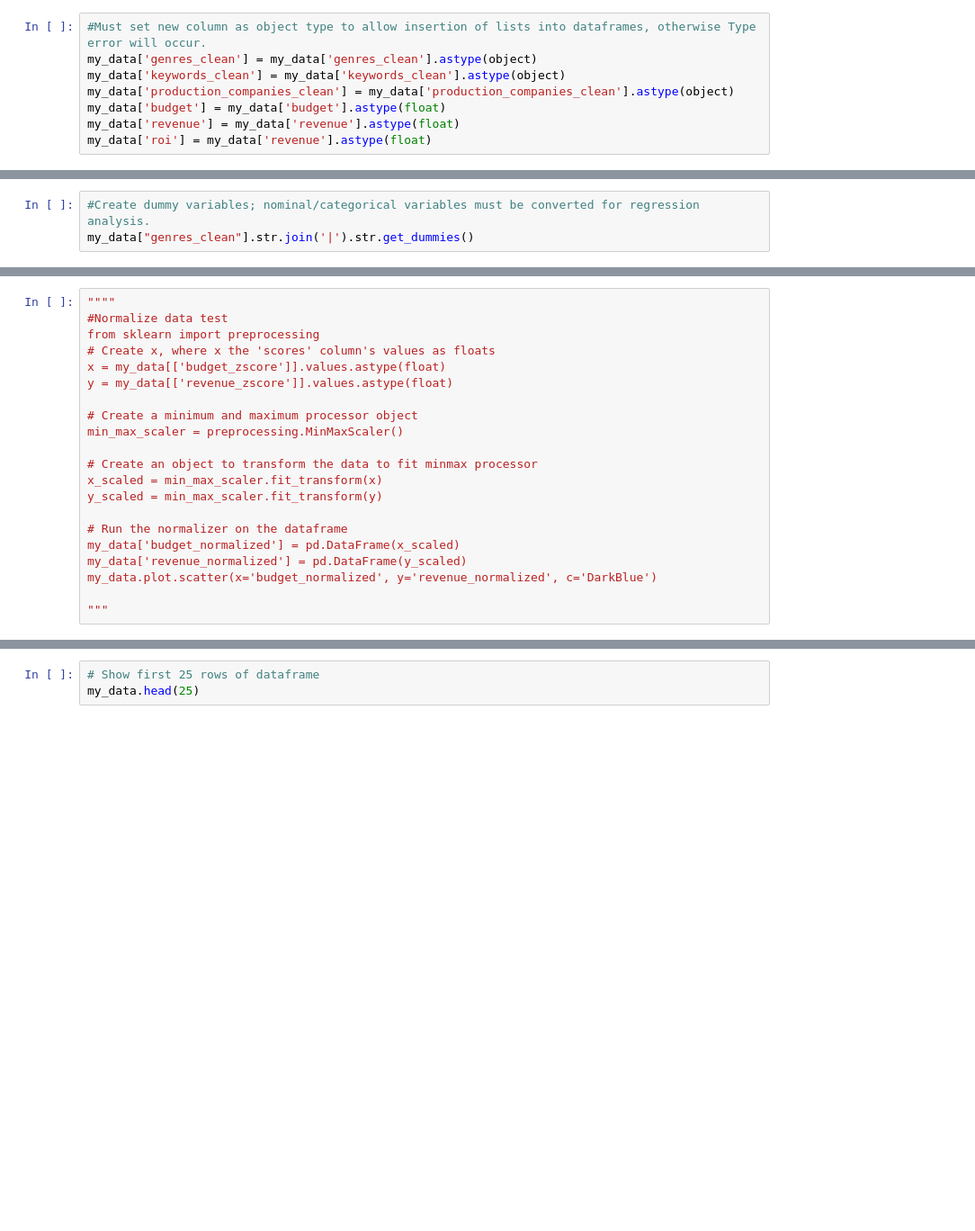
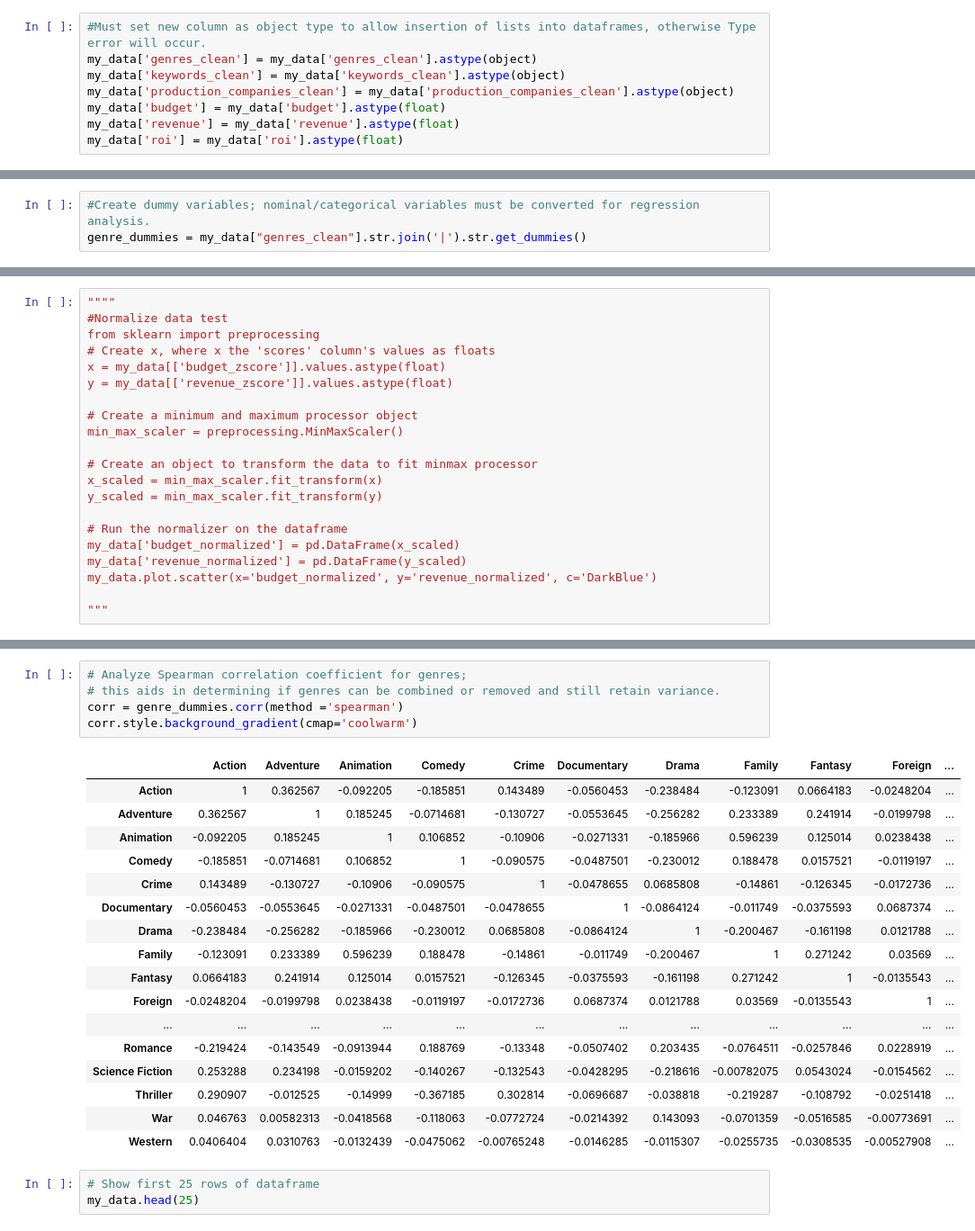
Before and after one commit to joerware/TheMinerLeaguers, a Jupyter notebook: TheMinerLeaguers.ipynb, the cells around one changed output, grey strips where cells are left out. Shown at 90% size. Saved outputs shown, nothing was run; the diff lists cells and outputs as text; blank space fills up the shorter version.

Commit message:
Correlation, zscores, etc.

```diff
--- a/TheMinerLeaguers.ipynb
+++ b/TheMinerLeaguers.ipynb
@@ -22,7 +34,7 @@ my_data['keywords_clean'] = my_data['keywords_clean'].astype(object)
 my_data['production_companies_clean'] = my_data['production_companies_clean'].astype(object)
 my_data['budget'] = my_data['budget'].astype(float)
 my_data['revenue'] = my_data['revenue'].astype(float)
-my_data['roi'] = my_data['revenue'].astype(float)
+my_data['roi'] = my_data['roi'].astype(float)
 # %%
 # From genre attribute, this extracts values from 'name' keys as a list.
 for i in range(len(my_data)):
@@ -66,7 +97,7 @@ for i in range(len(my_data)):
     my_data.at[i, "year"] = d.year
 # %%
 #Create dummy variables; nominal/categorical variables must be converted for regression analysis.
-my_data["genres_clean"].str.join('|').str.get_dummies()
+genre_dummies = my_data["genres_clean"].str.join('|').str.get_dummies()
 # %%
 # Outlier analysis using z-score; adds columns to compute z-score for budget/revenue.
 my_data['revenue_zscore'] = my_data[['revenue']].apply(zscore)
@@ -98,3 +149,26 @@ my_data.plot.scatter(x='budget_normalized', y='revenue_normalized', c='DarkBlue'
+# %%
+# Analyze Spearman correlation coefficient for genres;
+# this aids in determining if genres can be combined or removed and still retain variance.
+corr = genre_dummies.corr(method ='spearman')
+corr.style.background_gradient(cmap='coolwarm')
+# %% [output]
+|  | Action | Adventure | Animation | Comedy | Crime | Documentary | Drama | Family | Fantasy | Foreign | ... |
+| Action | 1 | 0.362567 | -0.092205 | -0.185851 | 0.143489 | -0.0560453 | -0.238484 | -0.123091 | 0.0664183 | -0.0248204 | ... |
+| Adventure | 0.362567 | 1 | 0.185245 | -0.0714681 | -0.130727 | -0.0553645 | -0.256282 | 0.233389 | 0.241914 | -0.0199798 | ... |
+| Animation | -0.092205 | 0.185245 | 1 | 0.106852 | -0.10906 | -0.0271331 | -0.185966 | 0.596239 | 0.125014 | 0.0238438 | ... |
+| Comedy | -0.185851 | -0.0714681 | 0.106852 | 1 | -0.090575 | -0.0487501 | -0.230012 | 0.188478 | 0.0157521 | -0.0119197 | ... |
+| Crime | 0.143489 | -0.130727 | -0.10906 | -0.090575 | 1 | -0.0478655 | 0.0685808 | -0.14861 | -0.126345 | -0.0172736 | ... |
+| Documentary | -0.0560453 | -0.0553645 | -0.0271331 | -0.0487501 | -0.0478655 | 1 | -0.0864124 | -0.011749 | -0.0375593 | 0.0687374 | ... |
+| Drama | -0.238484 | -0.256282 | -0.185966 | -0.230012 | 0.0685808 | -0.0864124 | 1 | -0.200467 | -0.161198 | 0.0121788 | ... |
+| Family | -0.123091 | 0.233389 | 0.596239 | 0.188478 | -0.14861 | -0.011749 | -0.200467 | 1 | 0.271242 | 0.03569 | ... |
+| Fantasy | 0.0664183 | 0.241914 | 0.125014 | 0.0157521 | -0.126345 | -0.0375593 | -0.161198 | 0.271242 | 1 | -0.0135543 | ... |
+| Foreign | -0.0248204 | -0.0199798 | 0.0238438 | -0.0119197 | -0.0172736 | 0.0687374 | 0.0121788 | 0.03569 | -0.0135543 | 1 | ... |
+| ... | ... | ... | ... | ... | ... | ... | ... | ... | ... | ... | ... |
+| Romance | -0.219424 | -0.143549 | -0.0913944 | 0.188769 | -0.13348 | -0.0507402 | 0.203435 | -0.0764511 | -0.0257846 | 0.0228919 | ... |
+| Science Fiction | 0.253288 | 0.234198 | -0.0159202 | -0.140267 | -0.132543 | -0.0428295 | -0.218616 | -0.00782075 | 0.0543024 | -0.0154562 | ... |
+| Thriller | 0.290907 | -0.012525 | -0.14999 | -0.367185 | 0.302814 | -0.0696687 | -0.038818 | -0.219287 | -0.108792 | -0.0251418 | ... |
+| War | 0.046763 | 0.00582313 | -0.0418568 | -0.118063 | -0.0772724 | -0.0214392 | 0.143093 | -0.0701359 | -0.0516585 | -0.00773691 | ... |
+| Western | 0.0406404 | 0.0310763 | -0.0132439 | -0.0475062 | -0.00765248 | -0.0146285 | -0.0115307 | -0.0255735 | -0.0308535 | -0.00527908 | ... |
 # %%
 # Show first 25 rows of dataframe
 my_data.head(25)
```
Also changed, not shown: parts of 8 cells of this notebook, 1 other file.
